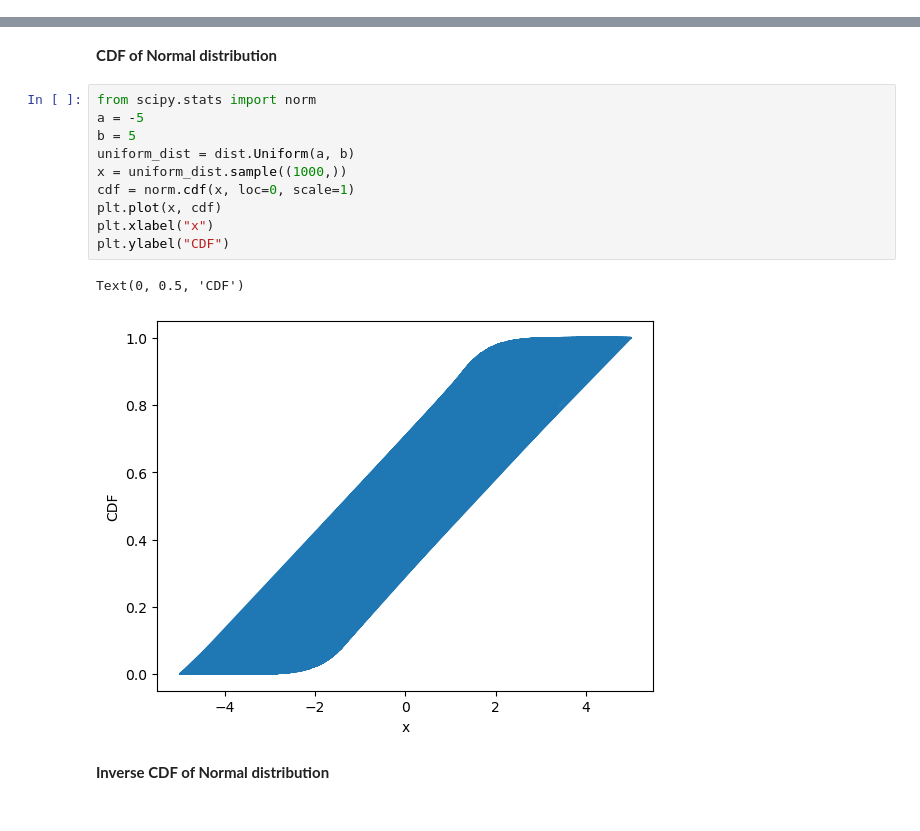
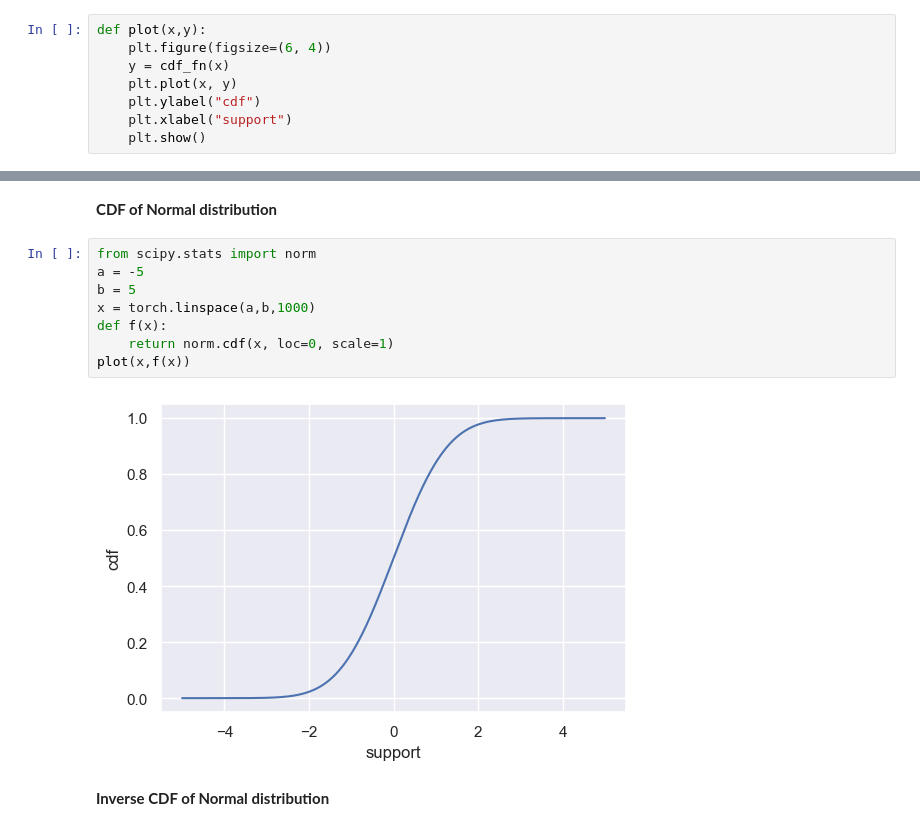
Before and after one commit to rishabh-mondal/blog, a Jupyter notebook: Sampling_distributions.ipynb, the cells around one changed output, grey strips where cells are left out. Cells and saved outputs as stored; diff of their text form.

```diff
--- a/Sampling_distributions.ipynb
+++ b/Sampling_distributions.ipynb
@@ -69,0 +74,8 @@ $$
+# %%
+def plot(x,y):
+    plt.figure(figsize=(6, 4))
+    y = cdf_fn(x)
+    plt.plot(x, y)
+    plt.ylabel("cdf")
+    plt.xlabel("support")
+    plt.show()
@@ -276,16 +254,13 @@ Text(0.5, 0, 'x')
 # %%
 from scipy.stats import norm
 a = -5
 b = 5
-uniform_dist = dist.Uniform(a, b)
-x = uniform_dist.sample((1000,))
-cdf = norm.cdf(x, loc=0, scale=1)
-plt.plot(x, cdf)
-plt.xlabel("x")
-plt.ylabel("CDF")
+x = torch.linspace(a,b,1000)
+def f(x):
+    return norm.cdf(x, loc=0, scale=1)
+plot(x,f(x))
 # %% [output]
-Text(0, 0.5, 'CDF')
-[figure, old version]
+[figure, new version]
 # %% [markdown]
 ****Inverse CDF of Normal distribution****
 # %%
```
Also changed, not shown: parts of 30 cells of this notebook.
